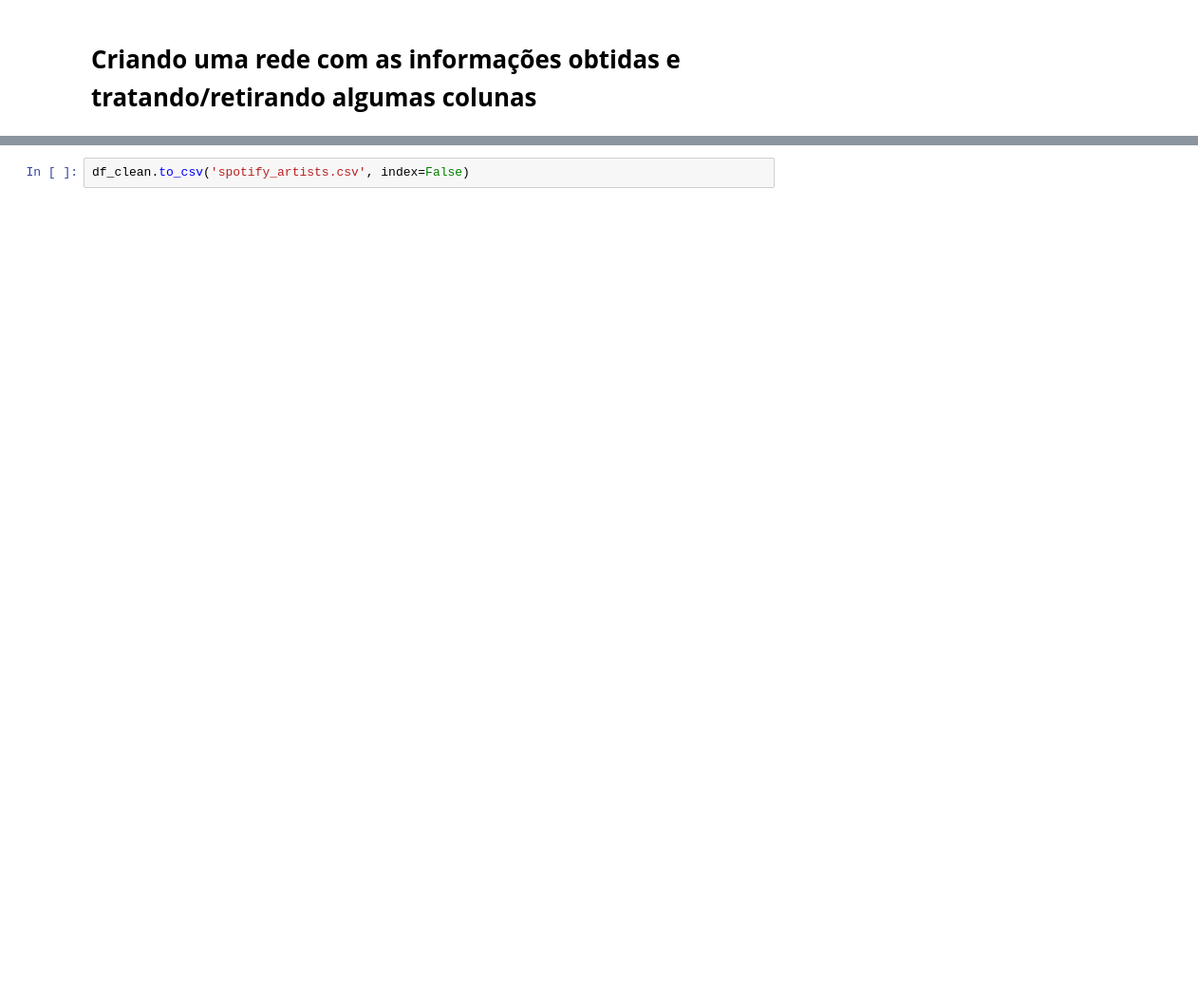
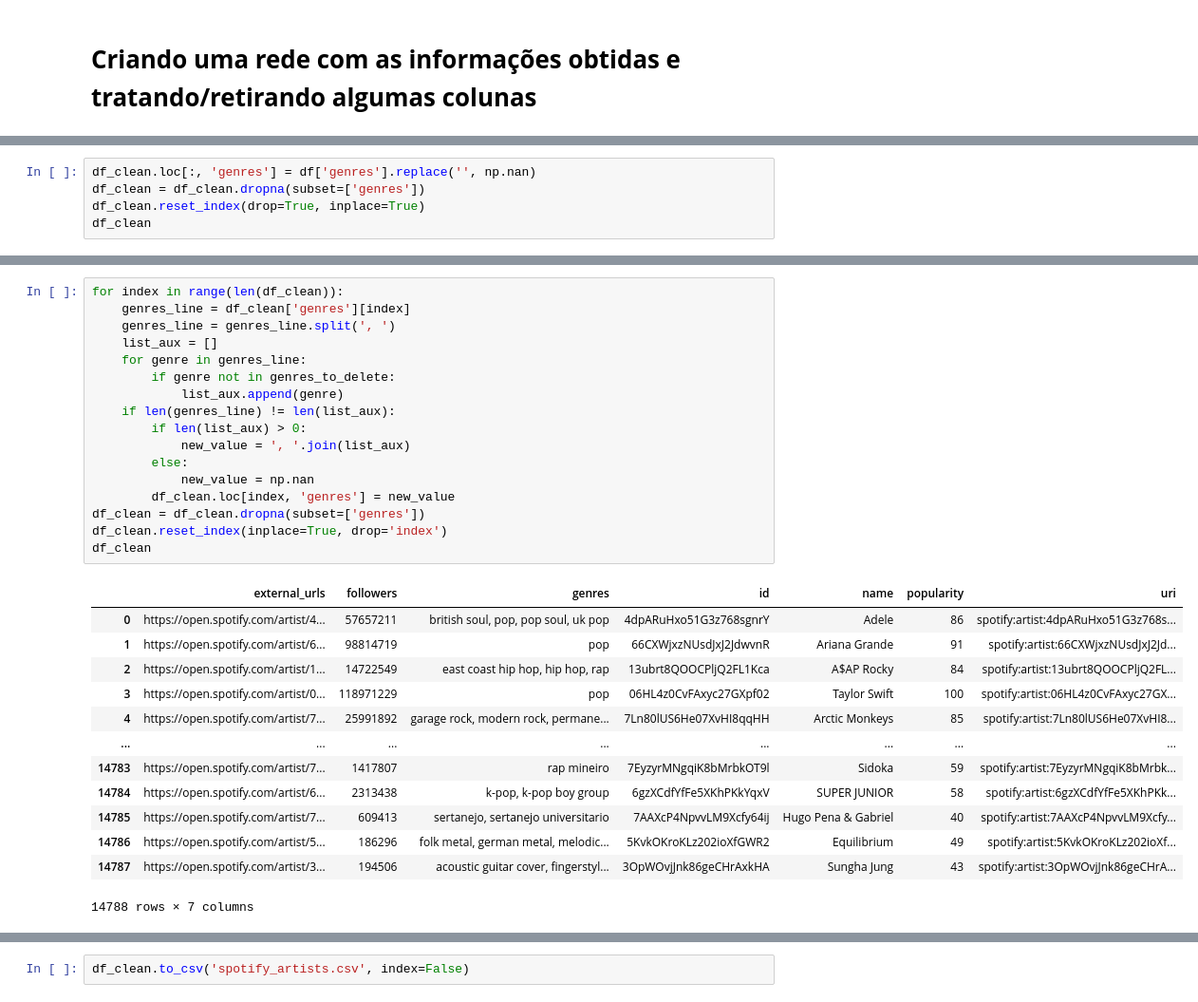
Before and after one commit to anamachadoc/UFSJ_Redes_Complexas_Trabalho_Final, a Jupyter notebook: data/spotify_artists.ipynb, the cells around one changed output, grey strips where cells are left out. Shown: that part at 95% size. Saved outputs shown, nothing was run; the diff lists cells and outputs as text; blank space fills up the shorter version.

```diff
--- a/data/spotify_artists.ipynb
+++ b/data/spotify_artists.ipynb
@@ -95,0 +41,5 @@ display(df_2[df_2['name'] == 'Marília Mendonça'])
+# %%
+df_clean.loc[:, 'genres'] = df['genres'].replace('', np.nan)
+df_clean = df_clean.dropna(subset=['genres'])
+df_clean.reset_index(drop=True, inplace=True)
+df_clean
@@ -95,0 +81,31 @@ display(df_2[df_2['name'] == 'Marília Mendonça'])
+# %%
+for index in range(len(df_clean)):
+    genres_line = df_clean['genres'][index]
+    genres_line = genres_line.split(', ')
+    list_aux = []
+    for genre in genres_line:
+        if genre not in genres_to_delete:
+            list_aux.append(genre)
+    if len(genres_line) != len(list_aux):
+        if len(list_aux) > 0:
+            new_value = ', '.join(list_aux)
+        else:
+            new_value = np.nan
+        df_clean.loc[index, 'genres'] = new_value
+df_clean = df_clean.dropna(subset=['genres'])
+df_clean.reset_index(inplace=True, drop='index')
+df_clean
+# %% [output]
+|  | external_urls | followers | genres | id | name | popularity | uri |
+| 0 | https://open.spotify.com/artist/4... | 57657211 | british soul, pop, pop soul, uk pop | 4dpARuHxo51G3z768sgnrY | Adele | 86 | spotify:artist:4dpARuHxo51G3z768s... |
+| 1 | https://open.spotify.com/artist/6... | 98814719 | pop | 66CXWjxzNUsdJxJ2JdwvnR | Ariana Grande | 91 | spotify:artist:66CXWjxzNUsdJxJ2Jd... |
+| 2 | https://open.spotify.com/artist/1... | 14722549 | east coast hip hop, hip hop, rap | 13ubrt8QOOCPljQ2FL1Kca | A$AP Rocky | 84 | spotify:artist:13ubrt8QOOCPljQ2FL... |
+| 3 | https://open.spotify.com/artist/0... | 118971229 | pop | 06HL4z0CvFAxyc27GXpf02 | Taylor Swift | 100 | spotify:artist:06HL4z0CvFAxyc27GX... |
+| 4 | https://open.spotify.com/artist/7... | 25991892 | garage rock, modern rock, permane... | 7Ln80lUS6He07XvHI8qqHH | Arctic Monkeys | 85 | spotify:artist:7Ln80lUS6He07XvHI8... |
+| ... | ... | ... | ... | ... | ... | ... | ... |
+| 14783 | https://open.spotify.com/artist/7... | 1417807 | rap mineiro | 7EyzyrMNgqiK8bMrbkOT9l | Sidoka | 59 | spotify:artist:7EyzyrMNgqiK8bMrbk... |
+| 14784 | https://open.spotify.com/artist/6... | 2313438 | k-pop, k-pop boy group | 6gzXCdfYfFe5XKhPKkYqxV | SUPER JUNIOR | 58 | spotify:artist:6gzXCdfYfFe5XKhPKk... |
+| 14785 | https://open.spotify.com/artist/7... | 609413 | sertanejo, sertanejo universitario | 7AAXcP4NpvvLM9Xcfy64ij | Hugo Pena & Gabriel | 40 | spotify:artist:7AAXcP4NpvvLM9Xcfy... |
+| 14786 | https://open.spotify.com/artist/5... | 186296 | folk metal, german metal, melodic... | 5KvkOKroKLz202ioXfGWR2 | Equilibrium | 49 | spotify:artist:5KvkOKroKLz202ioXf... |
+| 14787 | https://open.spotify.com/artist/3... | 194506 | acoustic guitar cover, fingerstyl... | 3OpWOvjJnk86geCHrAxkHA | Sungha Jung | 43 | spotify:artist:3OpWOvjJnk86geCHrA... |
+14788 rows × 7 columns
```
Also changed, not shown: parts of 25 cells of this notebook, 10 other files.
